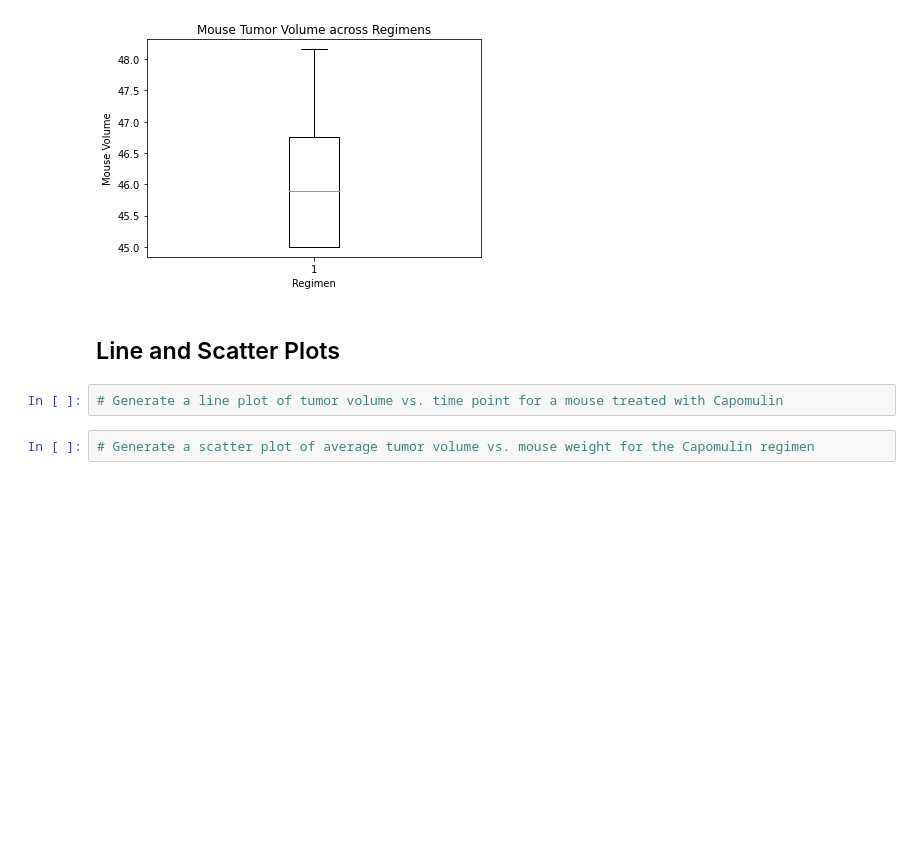
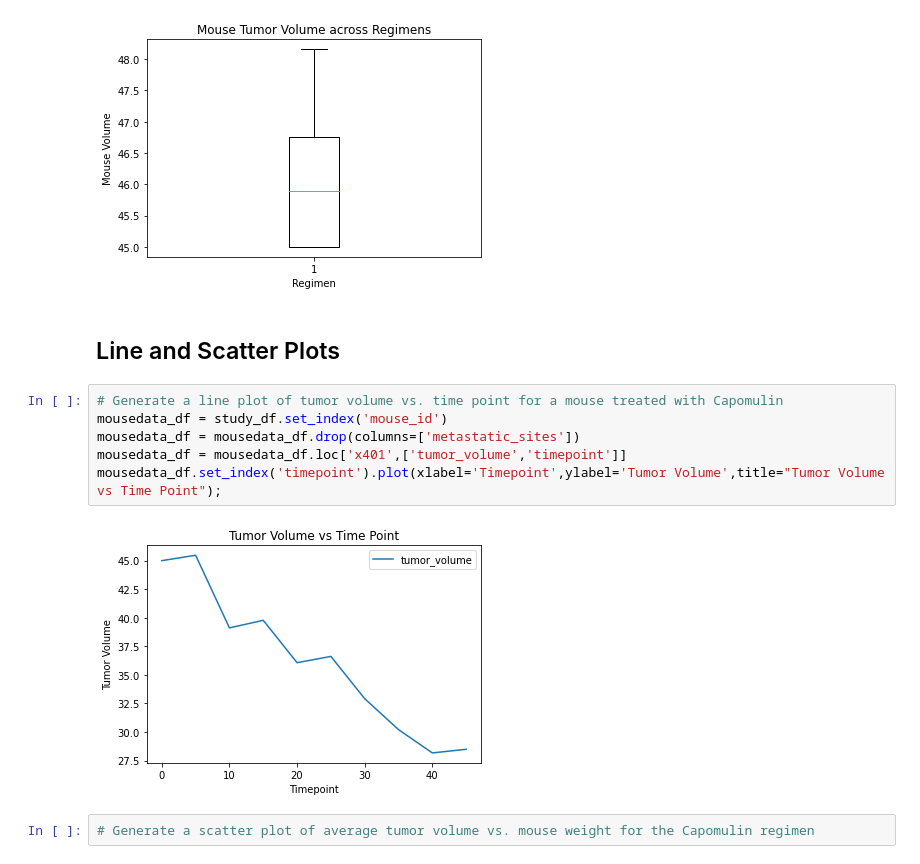
Before and after one commit to usa4148/the-power-of-plots, a Jupyter notebook: pymaceuticals_starter.ipynb, the cells around one changed output. Cells and saved outputs as stored; diff of their text form; blank space fills up the shorter version.

Commit message:
Moving through Line and Scatter Plots

```diff
--- a/pymaceuticals_starter.ipynb
+++ b/pymaceuticals_starter.ipynb
@@ -374,6 +374,12 @@ plt.show()
 ## Line and Scatter Plots
 # %%
 # Generate a line plot of tumor volume vs. time point for a mouse treated with Capomulin
+mousedata_df = study_df.set_index('mouse_id')
+mousedata_df = mousedata_df.drop(columns=['metastatic_sites'])
+mousedata_df = mousedata_df.loc['x401',['tumor_volume','timepoint']]
+mousedata_df.set_index('timepoint').plot(xlabel='Timepoint',ylabel='Tumor Volume',title="Tumor Volume vs Time Point");
+# %% [output]
+[figure, added]
 # %%
 # Generate a scatter plot of average tumor volume vs. mouse weight for the Capomulin regimen
 # %% [markdown]
```
